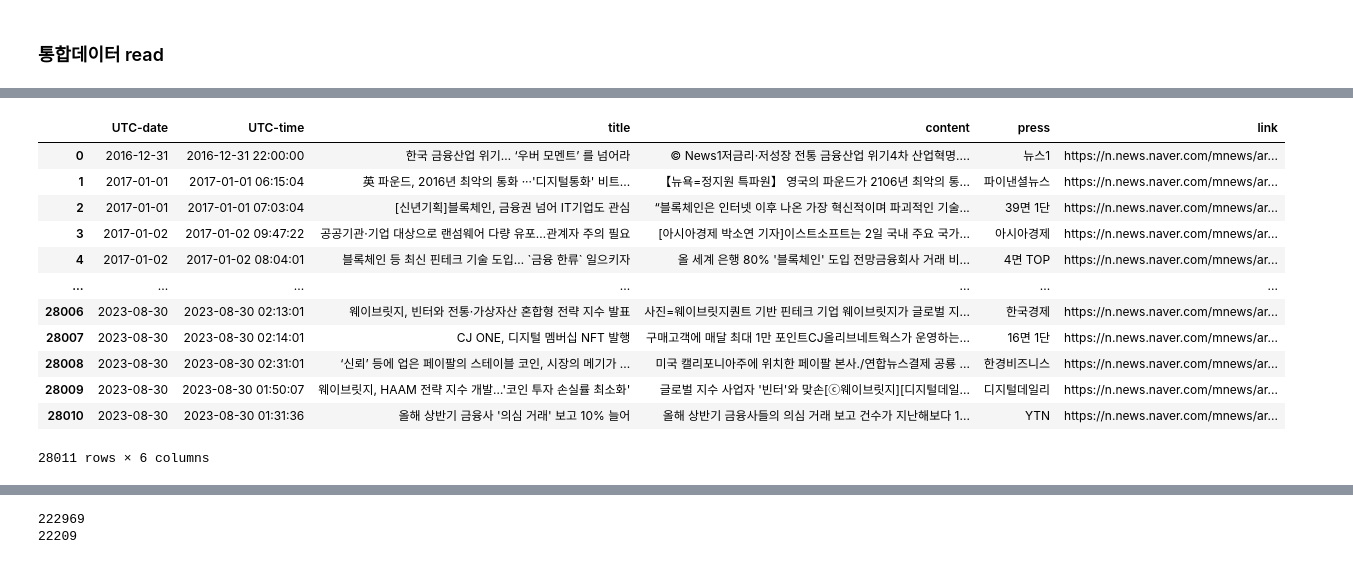
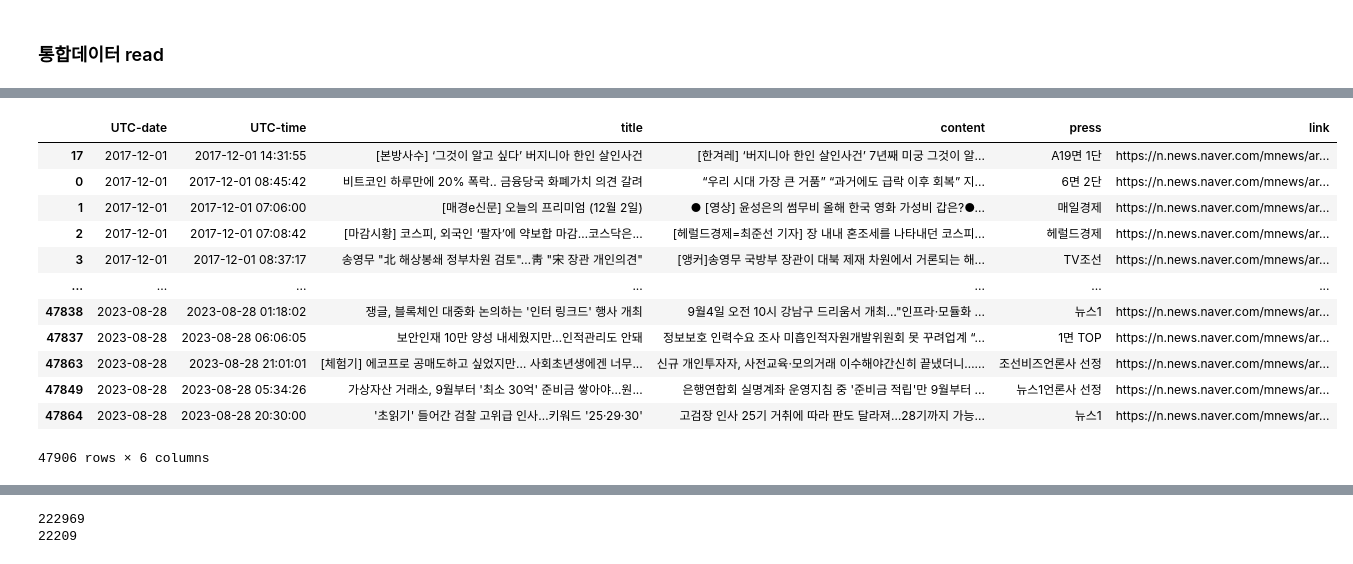
Before and after one commit to boyu571/LLM_based_investment_research, a Jupyter notebook: kor_news_data/preprocessing_v4.ipynb, the cells around one changed output, grey strips where cells are left out. Cells and saved outputs as stored; diff of their text form; code cells hidden in the pictures.

```diff
--- a/kor_news_data/preprocessing_v4.ipynb
+++ b/kor_news_data/preprocessing_v4.ipynb
@@ -150,0 +113,13 @@ df['UTC-date'] = df['UTC-date'].astype(str).str.strip()
+# %%
+# Group and Filter Data
+grouped_data = subset_data.groupby('UTC-date')
+filtered_data = pd.DataFrame()
+
+for date, group in grouped_data:
+    try:
+        filtered_group = cluster_and_filter_articles(group)
+        filtered_data = pd.concat([filtered_data, filtered_group], ignore_index=True)
+    except Exception as e:
+        print(f"Error at date {date}: {e}")
+
+print(filtered_data)
@@ -150,0 +144,3 @@ df['UTC-date'] = df['UTC-date'].astype(str).str.strip()
+# %%
+df_final = pd.read_csv('sim_del_naver_news_data_v5.csv')
+df_final
@@ -150,0 +161,3 @@ df['UTC-date'] = df['UTC-date'].astype(str).str.strip()
+# %%
+filtered_data = pd.concat([filtered_data, df_final], axis=0)
+filtered_data
@@ -151,4 +178,5 @@ df['UTC-date'] = df['UTC-date'].astype(str).str.strip()
 # %%
-df.sort_values(by='UTC-time')
+filtered_data = filtered_data.sort_values(by='UTC-date')
+filtered_data
 # %% [output]
 |  | date | time | title | content | press | link | UTC-time | UTC-date |
@@ -261,30 +250,30 @@ filtered_data
 # %%
-# 인덱스 재설정
-filtered_df_final = filtered_groups.reset_index(drop=True)
+# # 인덱스 재설정
+# filtered_df_final = filtered_groups.reset_index(drop=True)
 
 # 'date'와 'time' 열 제거
-filtered_df_final = filtered_df_final.drop(columns=['date', 'time'])
+filtered_df_final = filtered_data.drop(columns=['date', 'time'])
 
 # 'UTC-date'와 'UTC-time'을 0, 1번 열로 재배치
 cols = filtered_df_final.columns.tolist()
 cols.insert(0, cols.pop(cols.index('UTC-date')))
 cols.insert(1, cols.pop(cols.index('UTC-time')))
 filtered_df_final = filtered_df_final[cols]
 filtered_df_final
 # %% [output]
 |  | UTC-date | UTC-time | title | content | press | link |
-| 0 | 2016-12-31 | 2016-12-31 22:00:00 | 한국 금융산업 위기… ‘우버 모멘트’ 를 넘어라 | © News1저금리·저성장 전통 금융산업 위기4차 산업혁명.... | 뉴스1 | https://n.news.naver.com/mnews/ar... |
-| 1 | 2017-01-01 | 2017-01-01 06:15:04 | 英 파운드, 2016년 최악의 통화 ···'디지털통화' 비트... | 【뉴욕=정지원 특파원】 영국의 파운드가 2106년 최악의 통... | 파이낸셜뉴스 | https://n.news.naver.com/mnews/ar... |
-| 2 | 2017-01-01 | 2017-01-01 07:03:04 | [신년기획]블록체인, 금융권 넘어 IT기업도 관심 | “블록체인은 인터넷 이후 나온 가장 혁신적이며 파괴적인 기술... | 39면 1단 | https://n.news.naver.com/mnews/ar... |
-| 3 | 2017-01-02 | 2017-01-02 09:47:22 | 공공기관·기업 대상으로 랜섬웨어 다량 유포…관계자 주의 필요 | [아시아경제 박소연 기자]이스트소프트는 2일 국내 주요 국가... | 아시아경제 | https://n.news.naver.com/mnews/ar... |
-| 4 | 2017-01-02 | 2017-01-02 08:04:01 | 블록체인 등 최신 핀테크 기술 도입… `금융 한류` 일으키자 | 올 세계 은행 80% '블록체인' 도입 전망금융회사 거래 비... | 4면 TOP | https://n.news.naver.com/mnews/ar... |
+| 17 | 2017-12-01 | 2017-12-01 14:31:55 | [본방사수] ‘그것이 알고 싶다’ 버지니아 한인 살인사건 | [한겨레] ‘버지니아 한인 살인사건’ 7년째 미궁 그것이 알... | A19면 1단 | https://n.news.naver.com/mnews/ar... |
+| 0 | 2017-12-01 | 2017-12-01 08:45:42 | 비트코인 하루만에 20% 폭락.. 금융당국 화폐가치 의견 갈려 | “우리 시대 가장 큰 거품” “과거에도 급락 이후 회복” 지... | 6면 2단 | https://n.news.naver.com/mnews/ar... |
+| 1 | 2017-12-01 | 2017-12-01 07:06:00 | [매경e신문] 오늘의 프리미엄 (12월 2일) | ● [영상] 윤성은의 썸무비 올해 한국 영화 가성비 갑은?●... | 매일경제 | https://n.news.naver.com/mnews/ar... |
+| 2 | 2017-12-01 | 2017-12-01 07:08:42 | [마감시황] 코스피, 외국인 ‘팔자’에 약보합 마감…코스닥은... | [헤럴드경제=최준선 기자] 장 내내 혼조세를 나타내던 코스피... | 헤럴드경제 | https://n.news.naver.com/mnews/ar... |
+| 3 | 2017-12-01 | 2017-12-01 08:37:17 | 송영무 "北 해상봉쇄 정부차원 검토"…靑 "宋 장관 개인의견" | [앵커]송영무 국방부 장관이 대북 제재 차원에서 거론되는 해... | TV조선 | https://n.news.naver.com/mnews/ar... |
 | ... | ... | ... | ... | ... | ... | ... |
-| 28006 | 2023-08-30 | 2023-08-30 02:13:01 | 웨이브릿지, 빈터와 전통·가상자산 혼합형 전략 지수 발표 | 사진=웨이브릿지퀀트 기반 핀테크 기업 웨이브릿지가 글로벌 지... | 한국경제 | https://n.news.naver.com/mnews/ar... |
-| 28007 | 2023-08-30 | 2023-08-30 02:14:01 | CJ ONE, 디지털 멤버십 NFT 발행 | 구매고객에 매달 최대 1만 포인트CJ올리브네트웍스가 운영하는... | 16면 1단 | https://n.news.naver.com/mnews/ar... |
-| 28008 | 2023-08-30 | 2023-08-30 02:31:01 | ‘신뢰’ 등에 업은 페이팔의 스테이블 코인, 시장의 메기가 ... | 미국 캘리포니아주에 위치한 페이팔 본사./연합뉴스결제 공룡 ... | 한경비즈니스 | https://n.news.naver.com/mnews/ar... |
-| 28009 | 2023-08-30 | 2023-08-30 01:50:07 | 웨이브릿지, HAAM 전략 지수 개발…'코인 투자 손실률 최소화' | 글로벌 지수 사업자 '빈터'와 맞손[ⓒ웨이브릿지][디지털데일... | 디지털데일리 | https://n.news.naver.com/mnews/ar... |
-| 28010 | 2023-08-30 | 2023-08-30 01:31:36 | 올해 상반기 금융사 '의심 거래' 보고 10% 늘어 | 올해 상반기 금융사들의 의심 거래 보고 건수가 지난해보다 1... | YTN | https://n.news.naver.com/mnews/ar... |
+| 47838 | 2023-08-28 | 2023-08-28 01:18:02 | 쟁글, 블록체인 대중화 논의하는 '인터 링크드' 행사 개최 | 9월4일 오전 10시 강남구 드리움서 개최…"인프라·모듈화 ... | 뉴스1 | https://n.news.naver.com/mnews/ar... |
+| 47837 | 2023-08-28 | 2023-08-28 06:06:05 | 보안인재 10만 양성 내세웠지만…인적관리도 안돼 | 정보보호 인력수요 조사 미흡인적자원개발위원회 못 꾸려업계 “... | 1면 TOP | https://n.news.naver.com/mnews/ar... |
+| 47863 | 2023-08-28 | 2023-08-28 21:01:01 | [체험기] 에코프로 공매도하고 싶었지만… 사회초년생에겐 너무... | 신규 개인투자자, 사전교육·모의거래 이수해야간신히 끝냈더니…... | 조선비즈언론사 선정 | https://n.news.naver.com/mnews/ar... |
+| 47849 | 2023-08-28 | 2023-08-28 05:34:26 | 가상자산 거래소, 9월부터 '최소 30억' 준비금 쌓아야…원... | 은행연합회 실명계좌 운영지침 중 '준비금 적립'만 9월부터 ... | 뉴스1언론사 선정 | https://n.news.naver.com/mnews/ar... |
+| 47864 | 2023-08-28 | 2023-08-28 20:30:00 | '초읽기' 들어간 검찰 고위급 인사…키워드 '25·29·30' | 고검장 인사 25기 거취에 따라 판도 달라져…28기까지 가능... | 뉴스1 | https://n.news.naver.com/mnews/ar... |
-28011 rows × 6 columns
+47906 rows × 6 columns
 # %%
 # `title`이 동일한 경우 중복 행 삭제
 filtered_df_final = filtered_df_final.drop_duplicates(subset='title')
```
Also changed, not shown: parts of 25 cells of this notebook, 2 other files.
